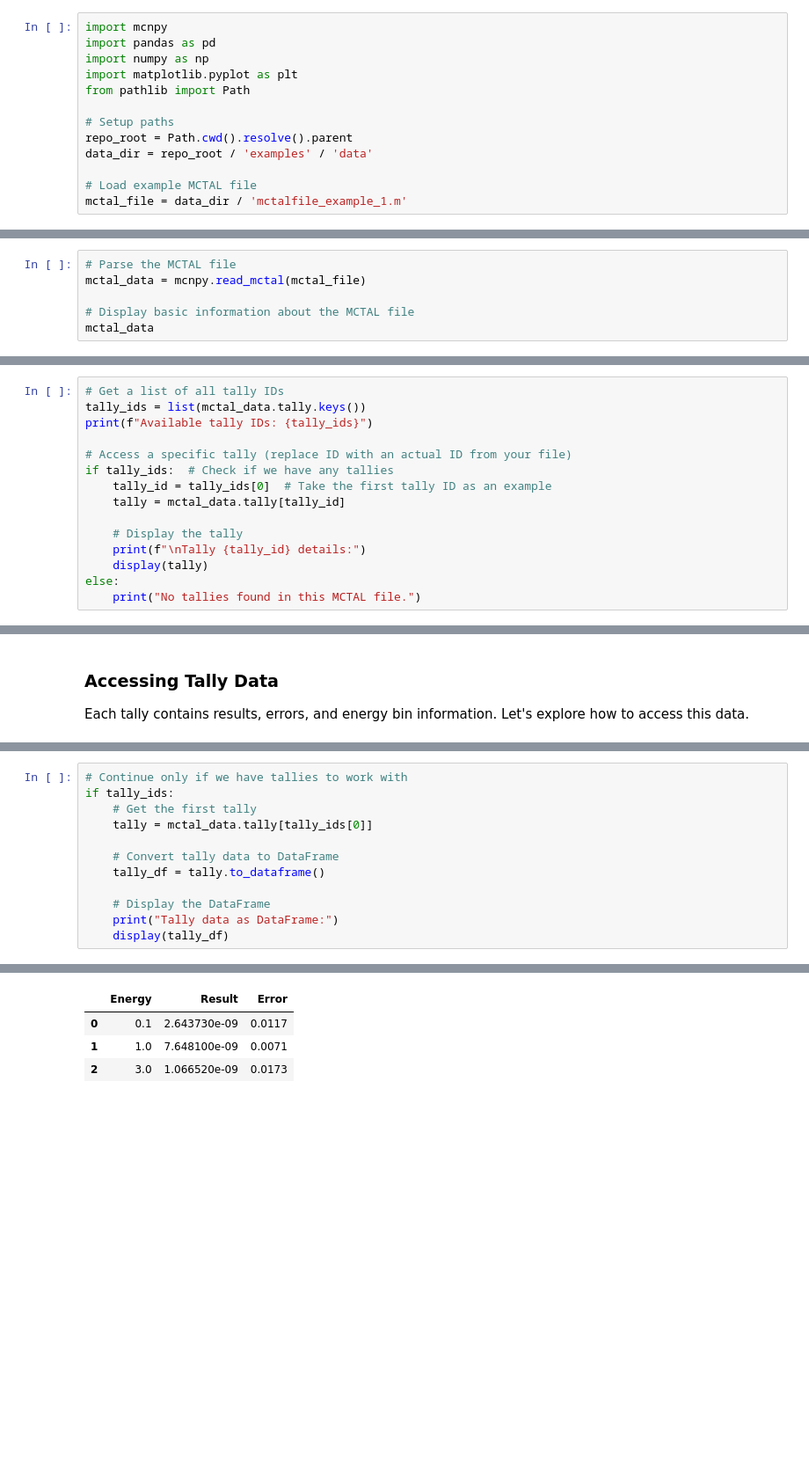
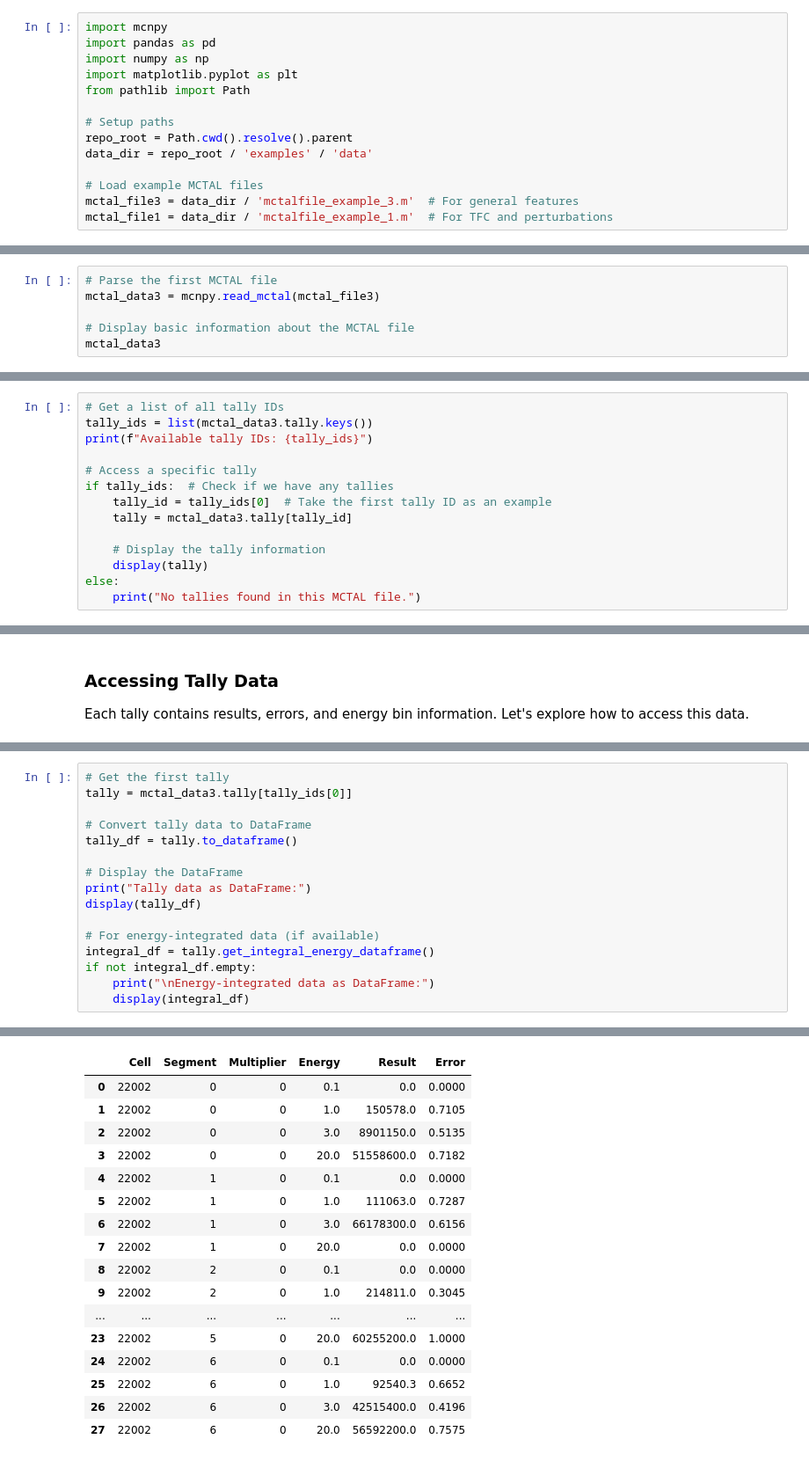
Before and after one commit to monleon96/kika, a Jupyter notebook: examples/tutorial_mctal.ipynb, the cells around one changed output, grey strips where cells are left out. Shown at 88% size. Drawn from its saved outputs; the diff is of its cells as text; blank space fills up the shorter version.

Commit message:
Bumped to version 0.2.5. Added improved parsing of mctal file. Added multidimension tally for complex tallies. Added test for mctal objects and updated tutorial.

```diff
--- a/examples/tutorial_mctal.ipynb
+++ b/examples/tutorial_mctal.ipynb
@@ -21,16 +24,17 @@ from pathlib import Path
 repo_root = Path.cwd().resolve().parent
 data_dir = repo_root / 'examples' / 'data'
 
-# Load example MCTAL file
-mctal_file = data_dir / 'mctalfile_example_1.m'
+# Load example MCTAL files
+mctal_file3 = data_dir / 'mctalfile_example_3.m'  # For general features
+mctal_file1 = data_dir / 'mctalfile_example_1.m'  # For TFC and perturbations
 # %% [markdown]
 ## 1. Basic MCTAL File Parsing
 
 Let's start by parsing an MCNP MCTAL file and exploring the basic structure.
 # %%
-# Parse the MCTAL file
-mctal_data = mcnpy.read_mctal(mctal_file)
+# Parse the first MCTAL file
+mctal_data3 = mcnpy.read_mctal(mctal_file3)
 
 # Display basic information about the MCTAL file
-mctal_data
+mctal_data3
 # %% [output]
@@ -85,16 +88,15 @@ Tally numbers: [4]
 Tallies are the main output of MCNP simulations. The `Mctal` class provides access to all tallies in the MCTAL file, each represented by a `Tally` object.
 # %%
 # Get a list of all tally IDs
-tally_ids = list(mctal_data.tally.keys())
+tally_ids = list(mctal_data3.tally.keys())
 print(f"Available tally IDs: {tally_ids}")
 
-# Access a specific tally (replace ID with an actual ID from your file)
+# Access a specific tally
 if tally_ids:  # Check if we have any tallies
     tally_id = tally_ids[0]  # Take the first tally ID as an example
-    tally = mctal_data.tally[tally_id]
+    tally = mctal_data3.tally[tally_id]
 
-    # Display the tally
-    print(f"\nTally {tally_id} details:")
+    # Display the tally information
     display(tally)
 else:
     print("No tallies found in this MCTAL file.")
@@ -160,18 +152,35 @@ For more advanced data analysis, MCNPy allows you to convert tally data to panda
 # %%
-# Continue only if we have tallies to work with
-if tally_ids:
-    # Get the first tally
-    tally = mctal_data.tally[tally_ids[0]]
+# Get the first tally
+tally = mctal_data3.tally[tally_ids[0]]
 
-    # Convert tally data to DataFrame
-    tally_df = tally.to_dataframe()
+# Convert tally data to DataFrame
+tally_df = tally.to_dataframe()
 
-    # Display the DataFrame
-    print("Tally data as DataFrame:")
-    display(tally_df)
+# Display the DataFrame
+print("Tally data as DataFrame:")
+display(tally_df)
+
+# For energy-integrated data (if available)
+integral_df = tally.get_integral_energy_dataframe()
+if not integral_df.empty:
+    print("\nEnergy-integrated data as DataFrame:")
+    display(integral_df)
 # %% [output]
 Tally data as DataFrame:
-|  | Energy | Result | Error |
-| 0 | 0.1 | 2.643730e-09 | 0.0117 |
-| 1 | 1.0 | 7.648100e-09 | 0.0071 |
-| 2 | 3.0 | 1.066520e-09 | 0.0173 |
+|  | Cell | Segment | Multiplier | Energy | Result | Error |
+| 0 | 22002 | 0 | 0 | 0.1 | 0.0 | 0.0000 |
+| 1 | 22002 | 0 | 0 | 1.0 | 150578.0 | 0.7105 |
+| 2 | 22002 | 0 | 0 | 3.0 | 8901150.0 | 0.5135 |
+| 3 | 22002 | 0 | 0 | 20.0 | 51558600.0 | 0.7182 |
+| 4 | 22002 | 1 | 0 | 0.1 | 0.0 | 0.0000 |
+| 5 | 22002 | 1 | 0 | 1.0 | 111063.0 | 0.7287 |
+| 6 | 22002 | 1 | 0 | 3.0 | 66178300.0 | 0.6156 |
+| 7 | 22002 | 1 | 0 | 20.0 | 0.0 | 0.0000 |
+| 8 | 22002 | 2 | 0 | 0.1 | 0.0 | 0.0000 |
+| 9 | 22002 | 2 | 0 | 1.0 | 214811.0 | 0.3045 |
+| ... | ... | ... | ... | ... | ... | ... |
+| 23 | 22002 | 5 | 0 | 20.0 | 60255200.0 | 1.0000 |
+| 24 | 22002 | 6 | 0 | 0.1 | 0.0 | 0.0000 |
+| 25 | 22002 | 6 | 0 | 1.0 | 92540.3 | 0.6652 |
+| 26 | 22002 | 6 | 0 | 3.0 | 42515400.0 | 0.4196 |
+| 27 | 22002 | 6 | 0 | 20.0 | 56592200.0 | 0.7575 |
```
Also changed, not shown: parts of 26 cells of this notebook, 29 other files.
